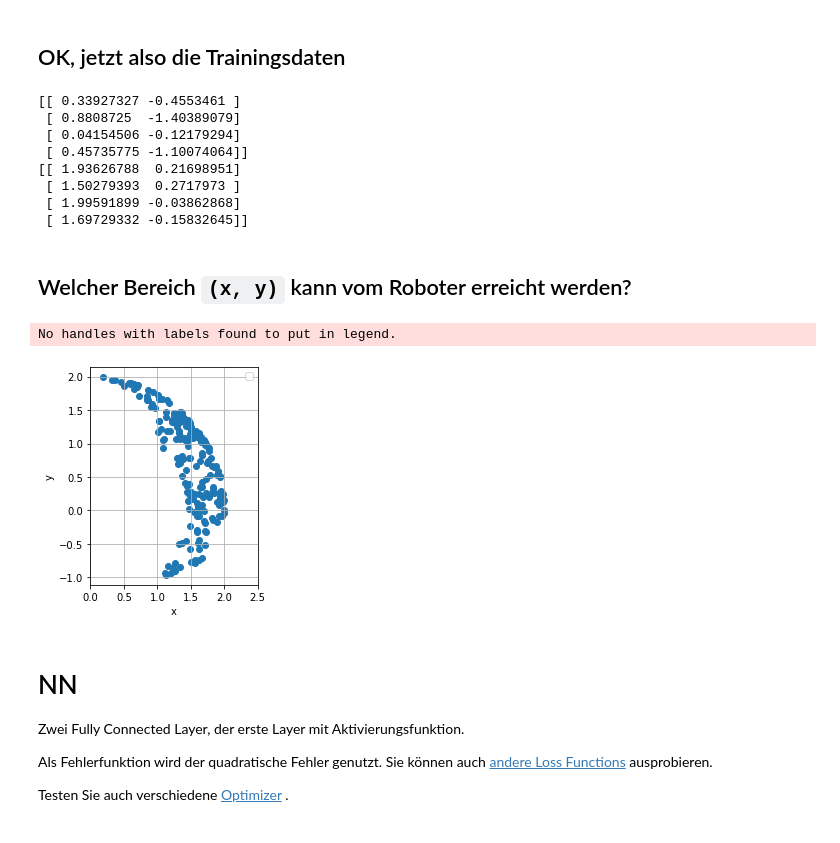
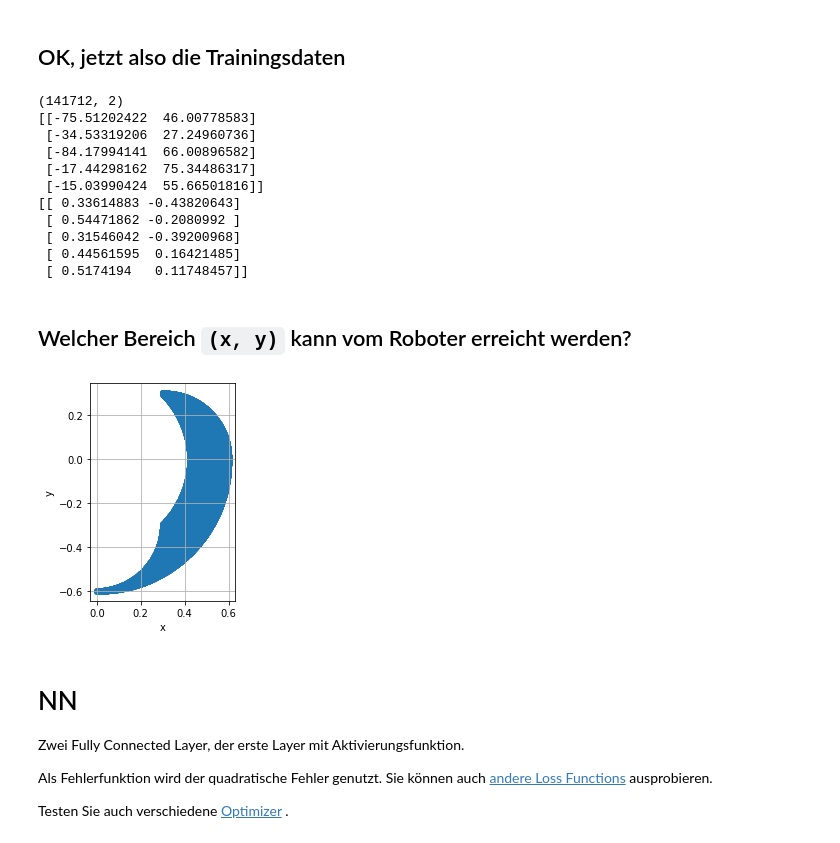
Before and after one commit to dnhshl/cc-ai, a Jupyter notebook: simpleRobot.ipynb, the cells around one changed output. Drawn from its saved outputs; the diff is of its cells as text; code cells hidden in the pictures.

```diff
--- a/simpleRobot.ipynb
+++ b/simpleRobot.ipynb
@@ -62,60 +48,74 @@ print(sum_a_b)
 # %% [markdown]
 ## OK, jetzt also die Trainingsdaten
 # %%
-l1 = 1  # Länge des ersten Roboterarms
-l2 = 1  # Länge des zweiten Roboterarms
+l1 = 0.3  # Länge des ersten Roboterarms
+l2 = 0.3  # Länge des zweiten Roboterarms
+
+traindatasize = 1000000 # Wie viele Traingsdaten sollen generiert werden?
 
 
 def gen_data(size):
 
-  # phi1 im Bereich von 0 .. 90 Grad
-  phi1 = np.random.random_sample(size) * np.pi/2
+  # phi1 im Bereich von -90 .. 0 Grad
+  q1 = -np.random.random_sample(size) * np.pi/2
 
-  # phi2 im Bereich von 0 .. -90 Grad
-  phi2 = -np.random.random_sample(size) * np.pi/2
+  # phi2 im Bereich von 0 .. 90 Grad
+  q2 = np.random.random_sample(size) * np.pi/2
 
   # Kombiniere Vektoren als Matrix
-  dout = np.vstack((phi1, phi2)).T
+  dout = np.vstack((q1, q2)).T
 
   # Berechne x und y
   din = np.array([l1 * np.cos(dout[:,0]) + l2 * np.cos(dout.sum(axis=1)),
                   l1 * np.sin(dout[:,0]) + l2 * np.sin(dout.sum(axis=1))]).T
 
-  return (din, dout)
+  _, unique = np.unique(din.round(decimals=3), return_index=True, axis=0)
+  #print(unique)
 
-traindatasize = 200000 # Wie viele Traingsdaten sollen generiert werden?
+  #print(din.round(decimals=3))
+
+
+  return (din[unique], dout[unique])
+
+
 
 (din, dout) = gen_data(traindatasize)
+#print(din)
 
-print(dout[:4])
-print(din[:4])
+print(din.shape)
+
+somedata = np.random.choice(dout.shape[0], 5)
+
+print(dout[somedata]*180/np.pi)
+print(din[somedata])
 # %% [output]
-[[ 0.33927327 -0.4553461 ]
- [ 0.8808725  -1.40389079]
- [ 0.04154506 -0.12179294]
- [ 0.45735775 -1.10074064]]
-[[ 1.93626788  0.21698951]
- [ 1.50279393  0.2717973 ]
- [ 1.99591899 -0.03862868]
- [ 1.69729332 -0.15832645]]
+(141712, 2)
+[[-75.51202422  46.00778583]
+ [-34.53319206  27.24960736]
+ [-84.17994141  66.00896582]
+ [-17.44298162  75.34486317]
+ [-15.03990424  55.66501816]]
+[[ 0.33614883 -0.43820643]
+ [ 0.54471862 -0.2080992 ]
+ [ 0.31546042 -0.39200968]
+ [ 0.44561595  0.16421485]
+ [ 0.5174194   0.11748457]]
 # %% [markdown]
 ## Welcher Bereich `(x, y)` kann vom Roboter erreicht werden?
 # %%
 
 def plot_range():
-  plt.scatter(din[:200,0], din[:200,1])
+  plt.scatter(din[:,0], din[:,1])
   plt.xlabel('x')
   plt.ylabel('y')
-  plt.xlim(0,2.5)
-  plt.legend()
+  #plt.xlim(0,2.5)
   plt.grid(True)
   plt.gca().set_aspect("equal")
 
 
 plot_range()
 # %% [output]
-No handles with labels found to put in legend.
-[figure, old version]
+[figure, new version]
 # %% [markdown]
 # NN
 
```
Also changed, not shown: parts of 11 cells of this notebook.
